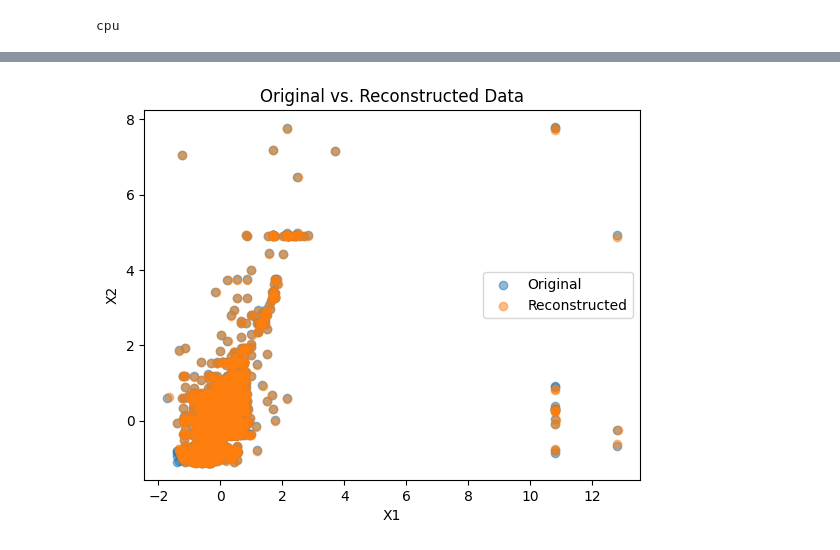
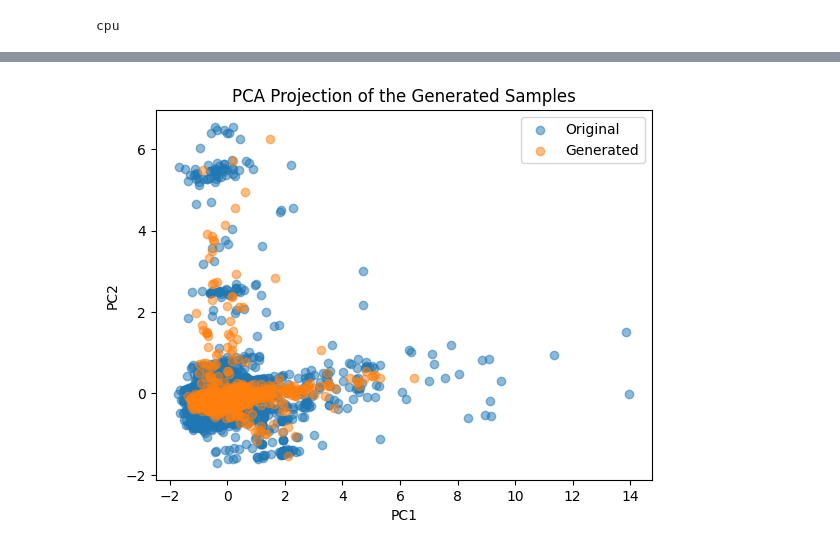
Before and after one commit to ThibLang/playground-series-s3e21, a Jupyter notebook: VAE.ipynb, the cells around one changed output, grey strips where cells are left out. Saved outputs shown, nothing was run; the diff lists cells and outputs as text; code cells hidden in the pictures.

Commit message:
Clean the AE. Add a VAE and the PCA to display the results.

```diff
--- a/VAE.ipynb
+++ b/VAE.ipynb
@@ -76,7 +76,7 @@ def standardize_data(data):
     return standardized_data
 
 # Assuming the other parts of your code and the provided CustomDataset are above this
-col_to_keep = ['O2_1', 'target']
+col_to_keep = ['O2_1', 'O2_2', 'BOD5_5', 'target']
 training_df = df[col_to_keep]
 training_ds = CustomDataset(training_df)
 
@@ -196,0 +181,2 @@ Epoch 100/100, Loss: 0.8305
+# %%
+train(autoencoder, normalized_training_ds, num_epochs=500, batch_size=2983)
@@ -365,0 +330,13 @@ AttributeError: 'numpy.ndarray' object has no attribute 'append'
+# %%
+# Make a PCA on the normalized_df to display the 4 dimensions in 2D
+from sklearn.decomposition import PCA
+pca = PCA(n_components=2)
+pca.fit(normalized_df)
+pca_samples = pca.transform(normalized_df)
+
+# Plot the 2D projection of the 4D data
+plt.scatter(pca_samples[:, 0], pca_samples[:, 1], alpha=0.5)
+plt.title("PCA Projection of the 4D data")
+plt.xlabel("PC1")
+plt.ylabel("PC2")
+plt.show()
@@ -366,17 +345,14 @@ AttributeError: 'numpy.ndarray' object has no attribute 'append'
 # %%
-reconstructed_data = []
-with torch.no_grad():
-    for data in dataloader_eval:
-        outputs = model(data)
-        reconstructed_data.append(outputs)
+# With the same PCA, project the generated samples
+pca_generated_samples = pca.transform(generated_samples)
 
-    reconstructed_data = T.cat(reconstructed_data).numpy()
-    plt.scatter(normalized_df.iloc[:, 0], normalized_df.iloc[:, 1], alpha=0.5, label='Original')
-    plt.scatter(reconstructed_data[:, 0], reconstructed_data[:, 1], alpha=0.5, label='Reconstructed')
-    plt.title("Original vs. Reconstructed Data")
-    plt.xlabel("X1")
-    plt.ylabel("X2")
-    plt.legend()
-    plt.show()
+# Plot the 2D projection of the generated samples
+plt.scatter(pca_samples[:, 0], pca_samples[:, 1], alpha=0.5, label='Original')
+plt.scatter(pca_generated_samples[:, 0], pca_generated_samples[:, 1], alpha=0.5, label='Generated')
+plt.title("PCA Projection of the Generated Samples")
+plt.xlabel("PC1")
+plt.ylabel("PC2")
+plt.legend()
+plt.show()
 # %% [output]
-[figure, old version]
+[figure, new version]
```
Also changed, not shown: parts of 11 cells of this notebook.
